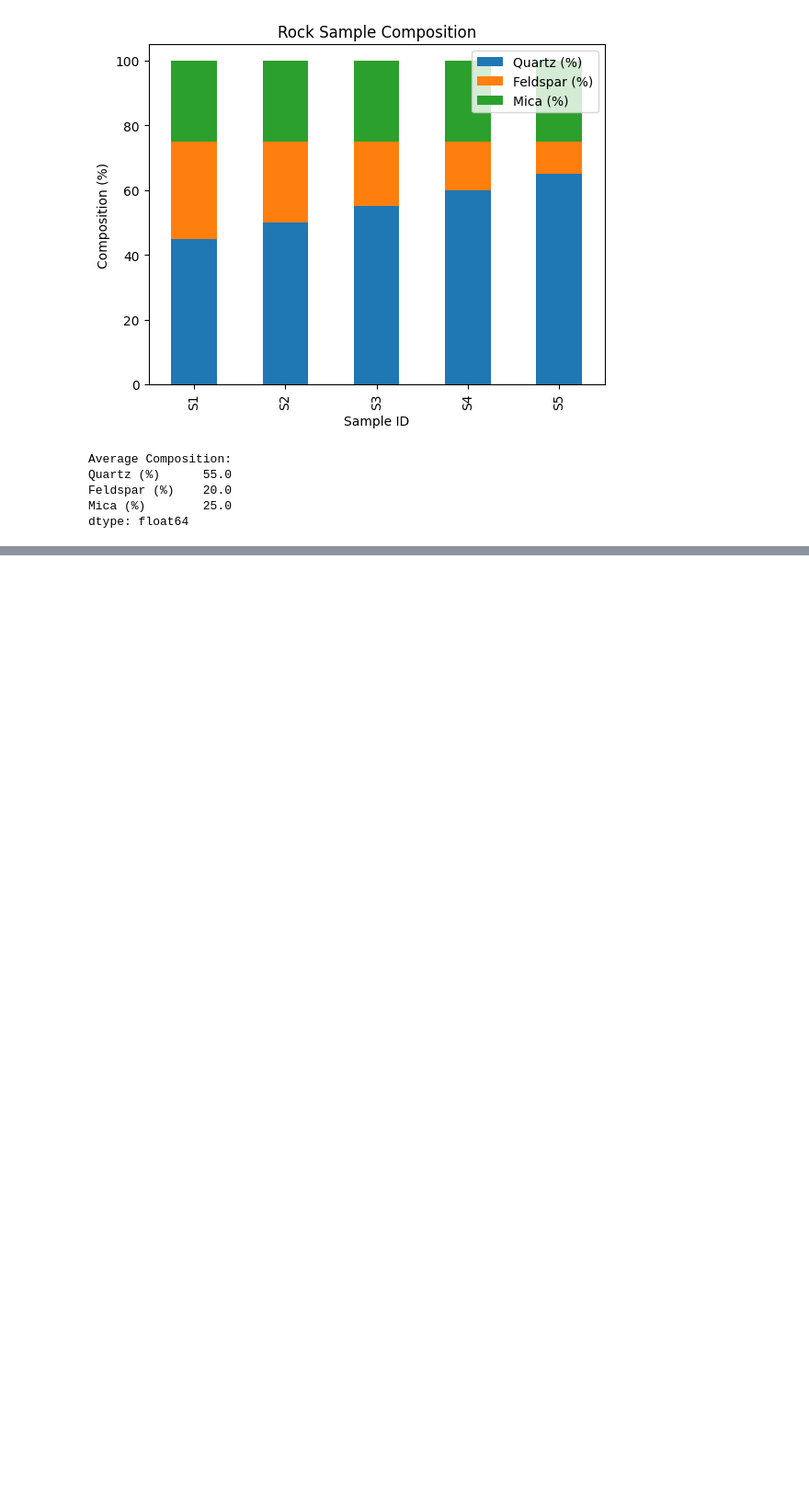
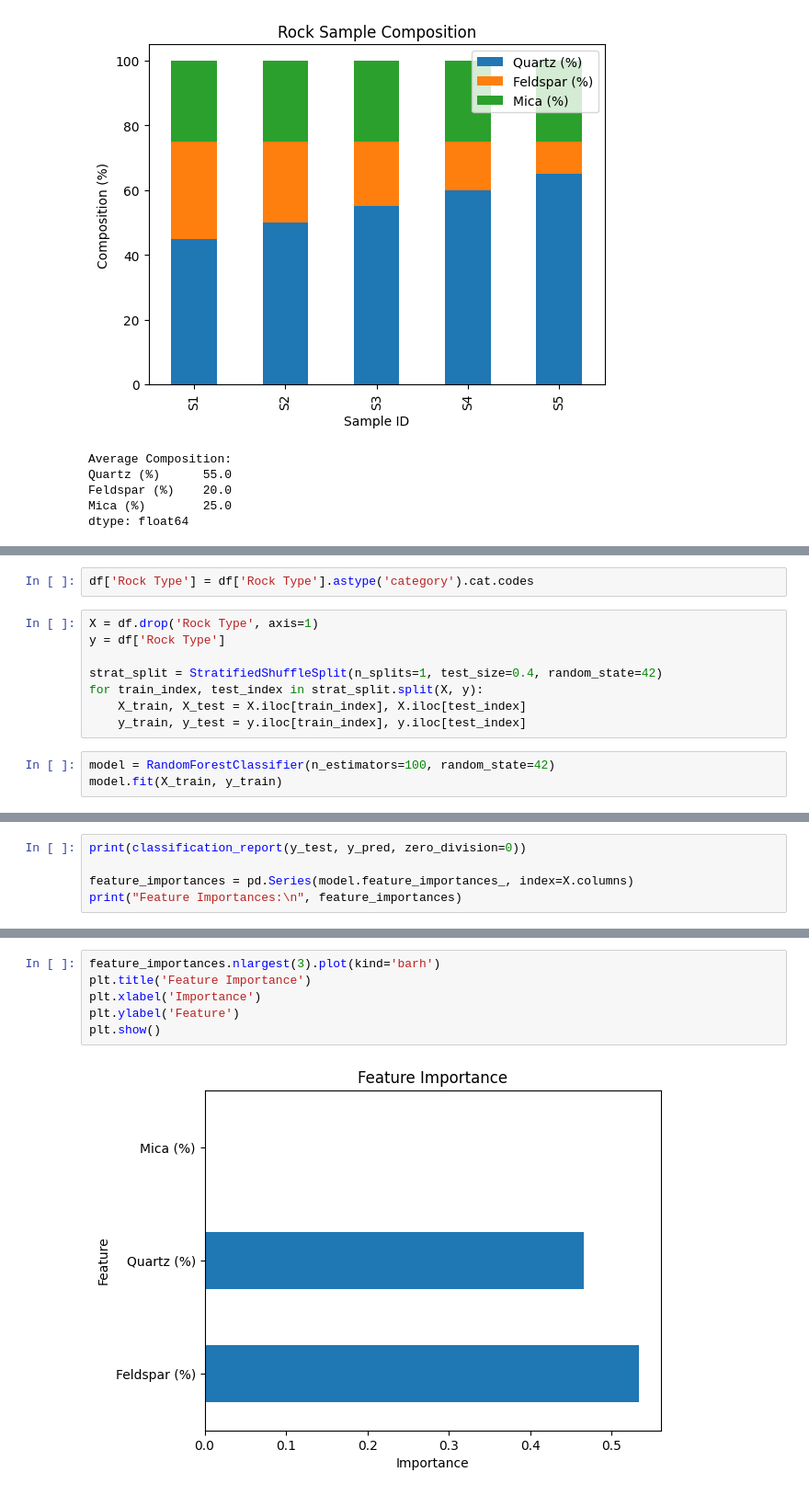
Before and after one commit to aradfarahani/FunCode, a Jupyter notebook: Rock Sample Composition.ipynb, the cells around one changed output, grey strips where cells are left out. Shown at 92% size. Cells and saved outputs as stored; diff of their text form; blank space fills up the shorter version.

```diff
--- a/Rock Sample Composition.ipynb
+++ b/Rock Sample Composition.ipynb
@@ -30,0 +49,13 @@ dtype: float64
+# %%
+df['Rock Type'] = df['Rock Type'].astype('category').cat.codes
+# %%
+X = df.drop('Rock Type', axis=1)
+y = df['Rock Type']
+
+strat_split = StratifiedShuffleSplit(n_splits=1, test_size=0.4, random_state=42)
+for train_index, test_index in strat_split.split(X, y):
+    X_train, X_test = X.iloc[train_index], X.iloc[test_index]
+    y_train, y_test = y.iloc[train_index], y.iloc[test_index]
+# %%
+model = RandomForestClassifier(n_estimators=100, random_state=42)
+model.fit(X_train, y_train)
@@ -30,0 +66,5 @@ dtype: float64
+# %%
+print(classification_report(y_test, y_pred, zero_division=0))
+
+feature_importances = pd.Series(model.feature_importances_, index=X.columns)
+print("Feature Importances:\n", feature_importances)
@@ -30,0 +86,8 @@ dtype: float64
+# %%
+feature_importances.nlargest(3).plot(kind='barh')
+plt.title('Feature Importance')
+plt.xlabel('Importance')
+plt.ylabel('Feature')
+plt.show()
+# %% [output]
+[figure, added]
```
Also changed, not shown: parts of 7 cells of this notebook.
